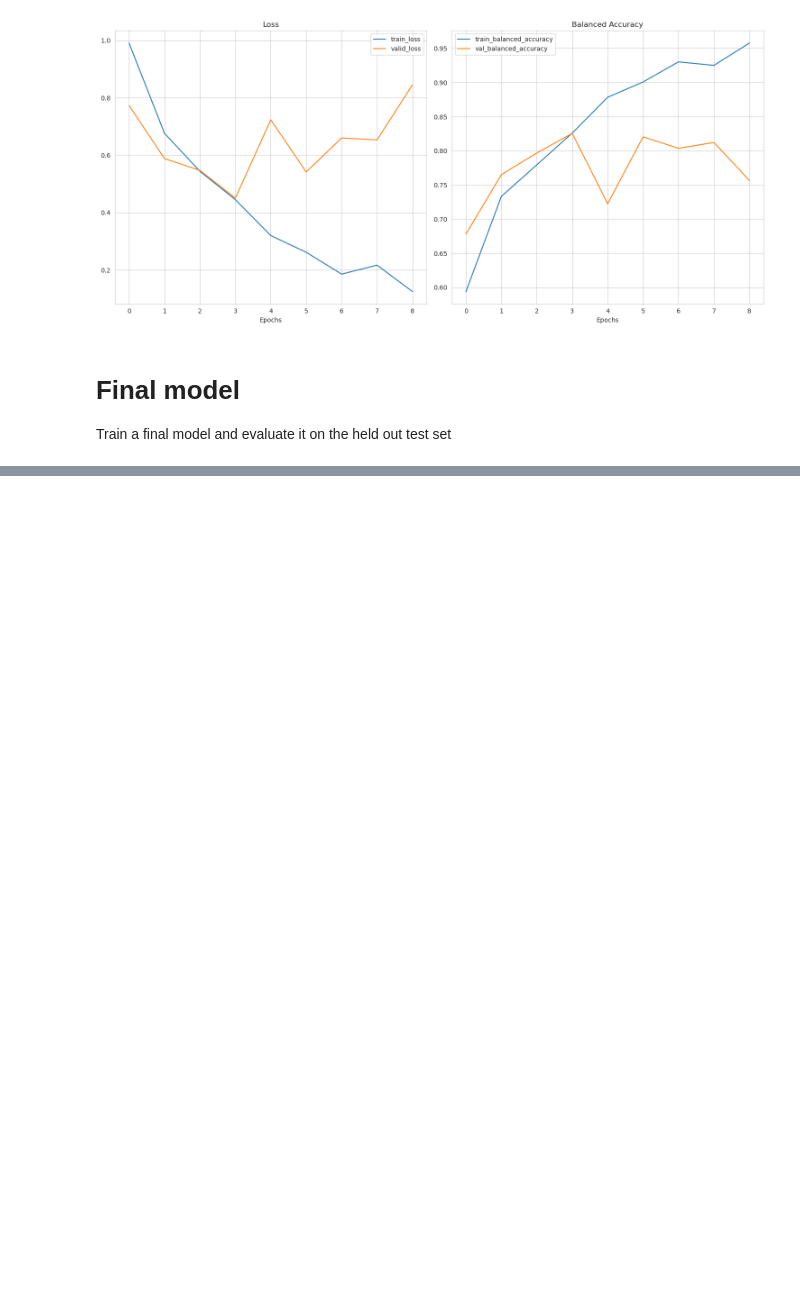
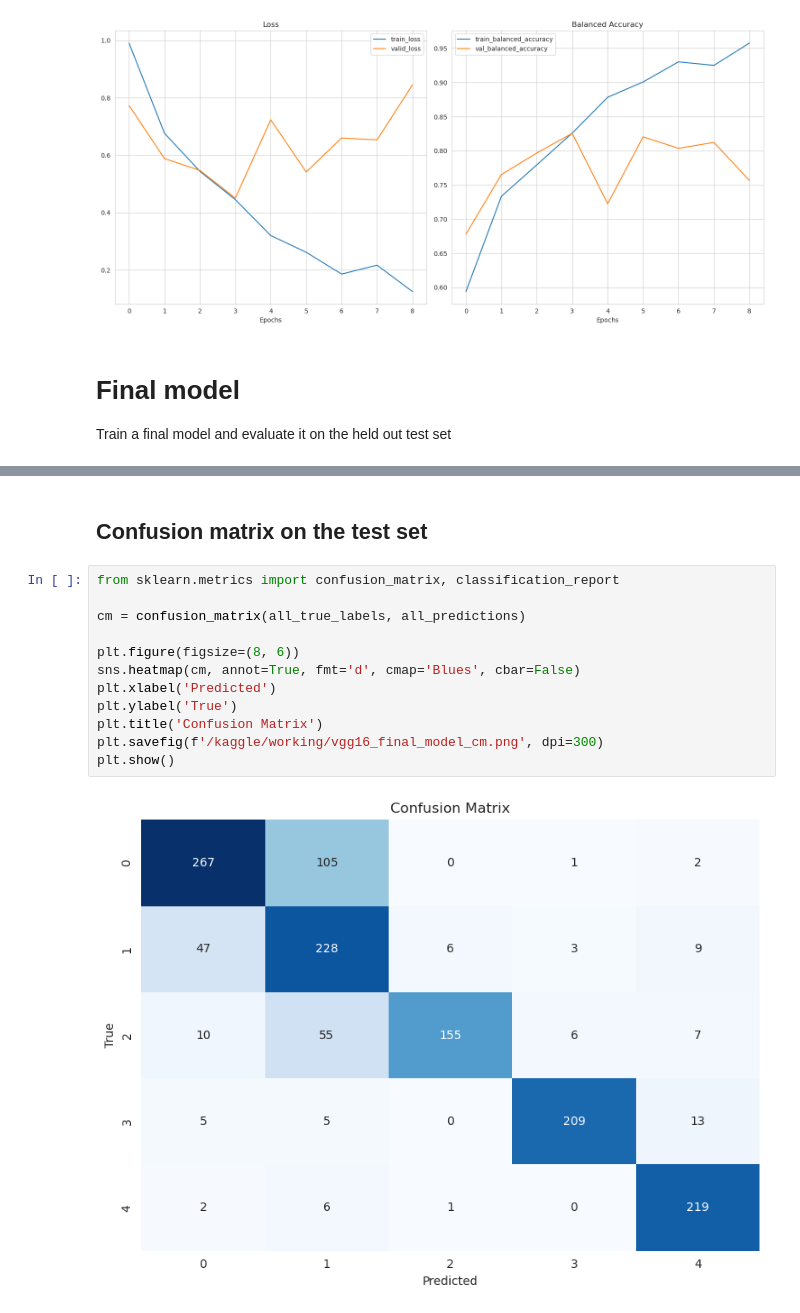
Before and after one commit to KyriakosPsa/Transfer-Learning-Vision, a Jupyter notebook: fungivgg16classification.ipynb, the cells around one changed output, grey strips where cells are left out. Cells and saved outputs as stored; diff of their text form; blank space fills up the shorter version.

```diff
--- a/fungivgg16classification.ipynb
+++ b/fungivgg16classification.ipynb
@@ -625,0 +732,16 @@ Train a final model and evaluate it on the held out test set
+# %% [markdown]
+## Confusion matrix on the test set
+# %%
+from sklearn.metrics import confusion_matrix, classification_report
+
+cm = confusion_matrix(all_true_labels, all_predictions)
+
+plt.figure(figsize=(8, 6))
+sns.heatmap(cm, annot=True, fmt='d', cmap='Blues', cbar=False)
+plt.xlabel('Predicted')
+plt.ylabel('True')
+plt.title('Confusion Matrix')
+plt.savefig(f'/kaggle/working/vgg16_final_model_cm.png', dpi=300)
+plt.show()
+# %% [output]
+[figure, added]
```
Also changed, not shown: parts of 11 cells of this notebook.
